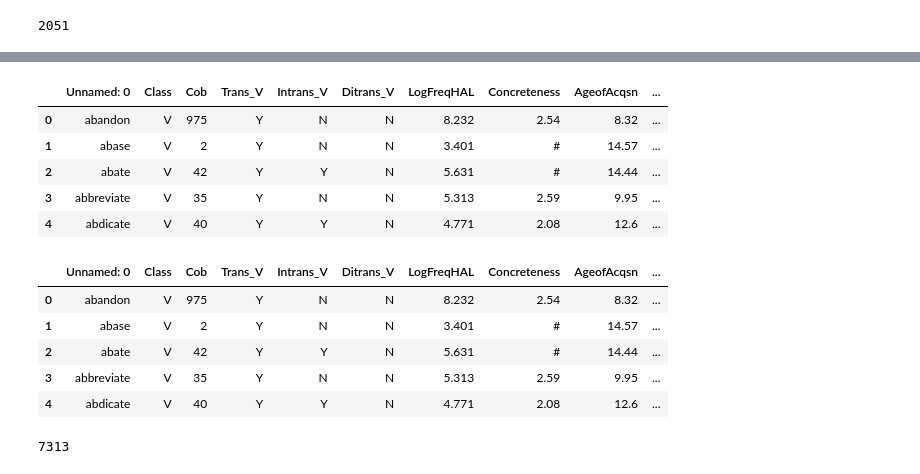
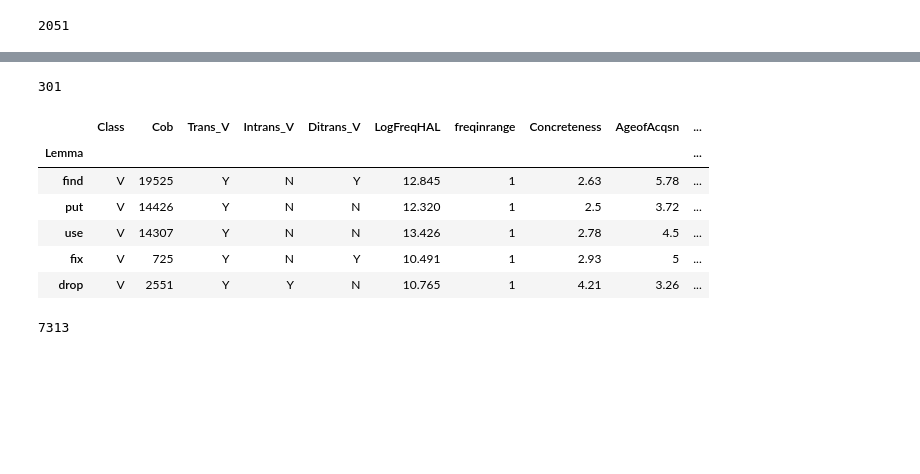
Before and after one commit to sonhkim/VerbVec, a Jupyter notebook: temp_revise_on_linux.ipynb, the cells around one changed output, grey strips where cells are left out. Drawn from its saved outputs; the diff is of its cells as text; code cells hidden in the pictures; blank space fills up the shorter version.

```diff
--- a/temp_revise_on_linux.ipynb
+++ b/temp_revise_on_linux.ipynb
@@ -7,8 +7,12 @@ import xml.etree.ElementTree as ET
 # %%
 pd.set_option('display.max_columns', None)
 # %%
-df=pd.read_excel('/home/songhee/Projects/VerbVector/verbvec_vdominant_celex_propbank_wb.xlsx')
-lemma = list(df.iloc[:,0])
+#df=pd.read_excel('/home/songhee/Projects/VerbVector/verbvec_vdominant_celex_propbank_wb.xlsx')
+## load recent work
+recent = pd.read_excel('/home/songhee/Projects/VerbVector/verbvec_SynAspClass_wb.xlsx', index_col='Lemma')
+recent= recent.rename(columns={'SynClassSource': 'LitSource'})
+#lemma = list(recent.iloc[:,0])
+lemma = recent.index.to_list()
 # %%
 len(lemma)
 # %% [output]
@@ -15,0 +30,3 @@ len(lemma)
+# %%
+#add
+recent['PropBank2'] = ''
@@ -16,9 +43,20 @@ len(lemma)
+# %%
+len(recent.columns)
+# %% [output]
+301
+# %%
+## move 'PropBank2' and return updated 'recent' df
+cols = list(recent.columns)
+cols.insert(cols.index('PropBank')+1, cols[cols.index('PropBank2')])
+cols = cols[:-1]
+recent2 = recent.reindex(columns=cols)
 # %%
-df.head()
+recent2.head()
 # %% [output]
-|  | Unnamed: 0 | Class | Cob | Trans_V | Intrans_V | Ditrans_V | LogFreqHAL | Concreteness | AgeofAcqsn | ... |
-| 0 | abandon | V | 975 | Y | N | N | 8.232 | 2.54 | 8.32 | ... |
-| 1 | abase | V | 2 | Y | N | N | 3.401 | # | 14.57 | ... |
-| 2 | abate | V | 42 | Y | Y | N | 5.631 | # | 14.44 | ... |
-| 3 | abbreviate | V | 35 | Y | N | N | 5.313 | 2.59 | 9.95 | ... |
-| 4 | abdicate | V | 40 | Y | Y | N | 4.771 | 2.08 | 12.6 | ... |
+|  | Class | Cob | Trans_V | Intrans_V | Ditrans_V | LogFreqHAL | freqinrange | Concreteness | AgeofAcqsn | ... |
+| Lemma |  |  |  |  |  |  |  |  |  | ... |
+| find | V | 19525 | Y | N | Y | 12.845 | 1 | 2.63 | 5.78 | ... |
+| put | V | 14426 | Y | N | N | 12.320 | 1 | 2.5 | 3.72 | ... |
+| use | V | 14307 | Y | N | N | 13.426 | 1 | 2.78 | 4.5 | ... |
+| fix | V | 725 | Y | N | Y | 10.491 | 1 | 2.93 | 5 | ... |
+| drop | V | 2551 | Y | Y | N | 10.765 | 1 | 4.21 | 3.26 | ... |
@@ -27,12 +63,3 @@ df['PropBank'] = ''
-# %%
-df.head()
-# %% [output]
-|  | Unnamed: 0 | Class | Cob | Trans_V | Intrans_V | Ditrans_V | LogFreqHAL | Concreteness | AgeofAcqsn | ... |
-| 0 | abandon | V | 975 | Y | N | N | 8.232 | 2.54 | 8.32 | ... |
-| 1 | abase | V | 2 | Y | N | N | 3.401 | # | 14.57 | ... |
-| 2 | abate | V | 42 | Y | Y | N | 5.631 | # | 14.44 | ... |
-| 3 | abbreviate | V | 35 | Y | N | N | 5.313 | 2.59 | 9.95 | ... |
-| 4 | abdicate | V | 40 | Y | Y | N | 4.771 | 2.08 | 12.6 | ... |
 # %%
 import os
 xml_set = os.listdir('/home/songhee/Projects/VerbVector/propbank/frames') #PropBank Github version
```
Also changed, not shown: parts of 63 cells of this notebook.
